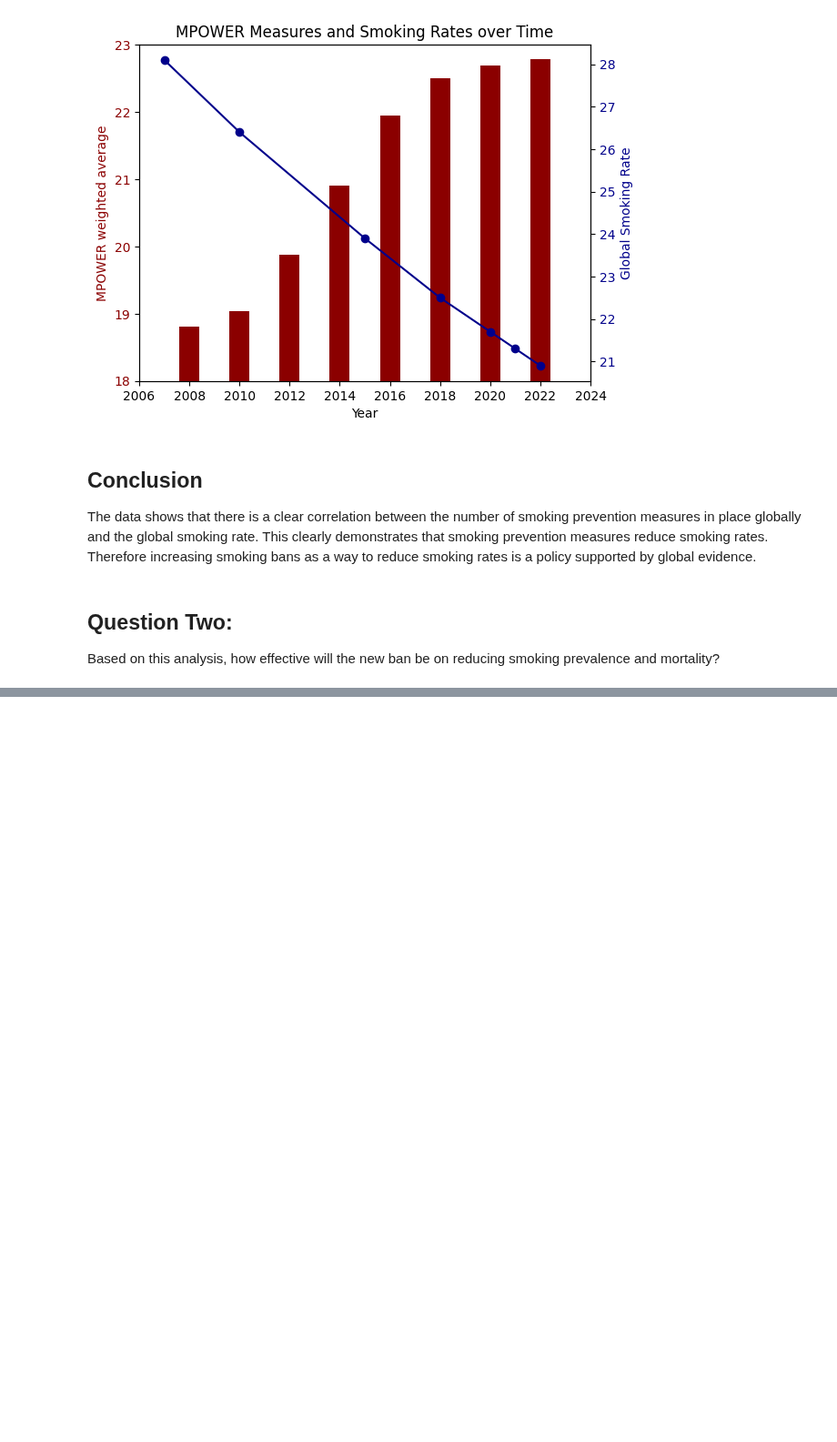
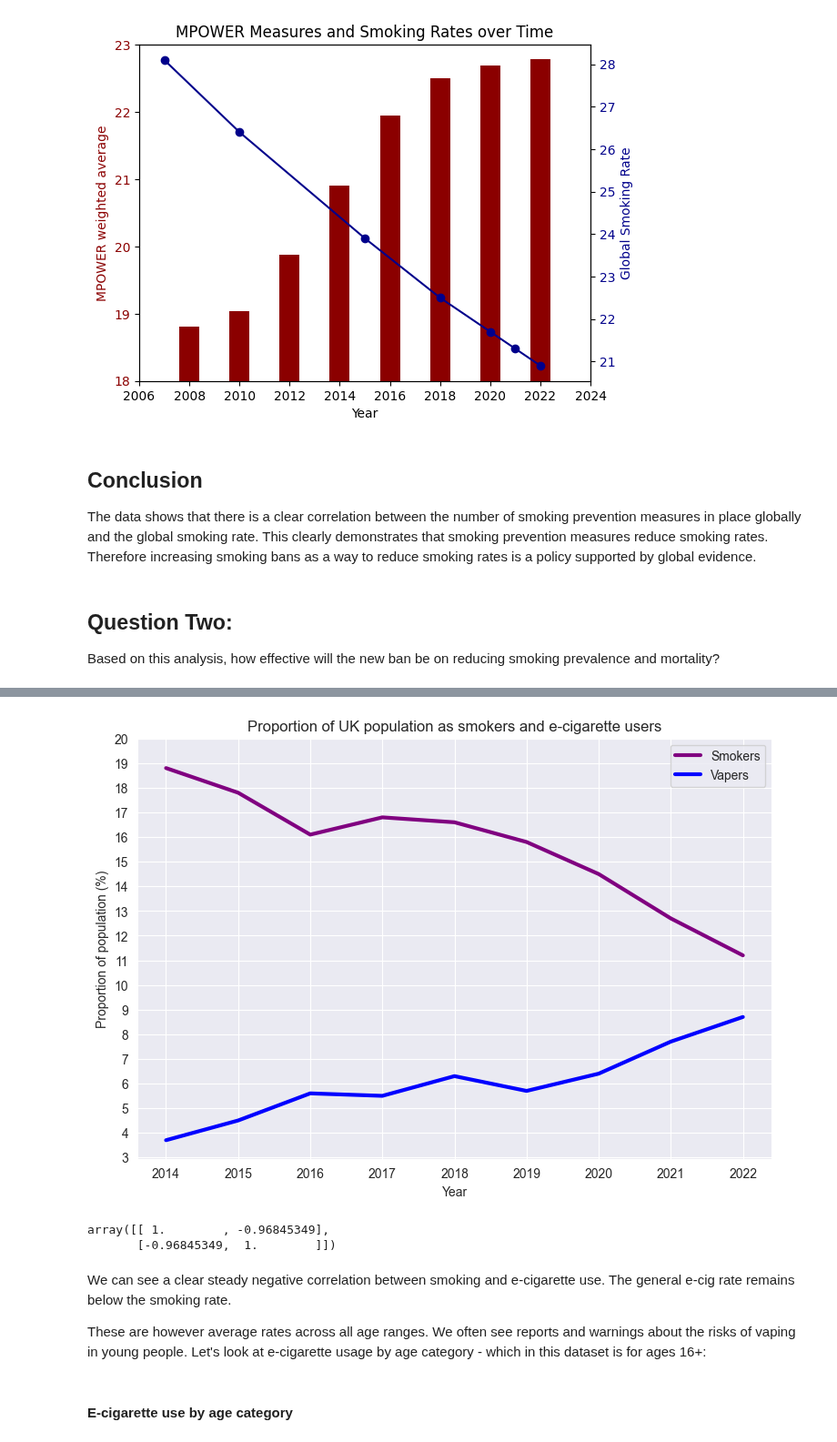
Before and after one commit to rhobaker/Data_Project, a Jupyter notebook: Main Jupyter workbook.ipynb, the cells around one changed output, grey strips where cells are left out. Shown at 91% size. Cells and saved outputs as stored; diff of their text form; code cells hidden in the pictures; blank space fills up the shorter version.

```diff
--- a/Main Jupyter workbook.ipynb
+++ b/Main Jupyter workbook.ipynb
@@ -381,0 +445,14 @@ Based on this analysis, how effective will the new ban be on reducing smoking pr
+# %%
+#Extract just the data for overall figures
+smokers_all = smokers[['Year','All 16+']]
+
+#We need to convert the data from wide into long format to make a multi-line plot in seaborn. We will use the melt method:
+smokers_melt = pd.melt(smokers_all, id_vars="Year")
+
+#Extract only the years also available for e-cig data
+smokers_melt = smokers_melt[:9]
+
+#Clean up long form table
+smokers_melt['variable'].replace('All 16+', 'Smokers', inplace=True)
+smokers_melt.rename(columns={"value": "Proportion", "variable": "Type"}, inplace=True)
+smokers_melt.head()
@@ -381,0 +472,14 @@ Based on this analysis, how effective will the new ban be on reducing smoking pr
+# %%
+#Extract just overall figures for vapers
+vapers_all = vapers[['Year','All 16+']]
+
+#Convert to long format
+vapers_melt = pd.melt(vapers_all, id_vars="Year")
+
+#Clean up long table
+vapers_melt['variable'].replace('All 16+', 'Vapers', inplace=True)
+vapers_melt.rename(columns={"value": "Proportion", "variable": "Type"}, inplace=True)
+vapers_melt.head()
+
+#Combine smokers and vapers into one table to visualise
+smokers_vapers_all = pd.concat([smokers_melt, vapers_melt], ignore_index=True)
@@ -381,0 +493,35 @@ Based on this analysis, how effective will the new ban be on reducing smoking pr
+# %%
+#Multi-line plot of smoking rates vs e-cig rates over time
+
+plt.figure(figsize=(9, 6))
+
+ax1= sns.lineplot(data=smokers_vapers_all, x='Year', y='Proportion', hue='Type', palette=['purple', 'blue'], lw=3)
+
+ax1.set(xlabel='Year',
+       ylabel='Proportion of population (%)',
+       title='Proportion of UK population as smokers and e-cigarette users')
+
+ax1.set_yticks(range(3,21))
+ax1.set_yticklabels(range(3,21))
+
+ax1.legend_.set_title(None)
+# %% [output]
+[figure, added]
+# %%
+#Correlation coefficient
+import numpy as np
+
+smokers_arr = np.array(smokers['All 16+'].loc[:8])
+vapers_arr = np.array(vapers['All 16+'].loc[:8])
+
+smoke_vape_coeff = np.corrcoef(smokers_arr, vapers_arr)
+smoke_vape_coeff
+# %% [output]
+array([[ 1.        , -0.96845349],
+       [-0.96845349,  1.        ]])
+# %% [markdown]
+We can see a clear steady negative correlation between smoking and e-cigarette use. The general e-cig rate remains below the smoking rate.
+
+These are however average rates across all age ranges. We often see reports and warnings about the risks of vaping in young people. Let's look at e-cigarette usage by age category - which in this dataset is for ages 16+:
+# %% [markdown]
+#### E-cigarette use by age category
```
Also changed, not shown: parts of 28 cells of this notebook.
